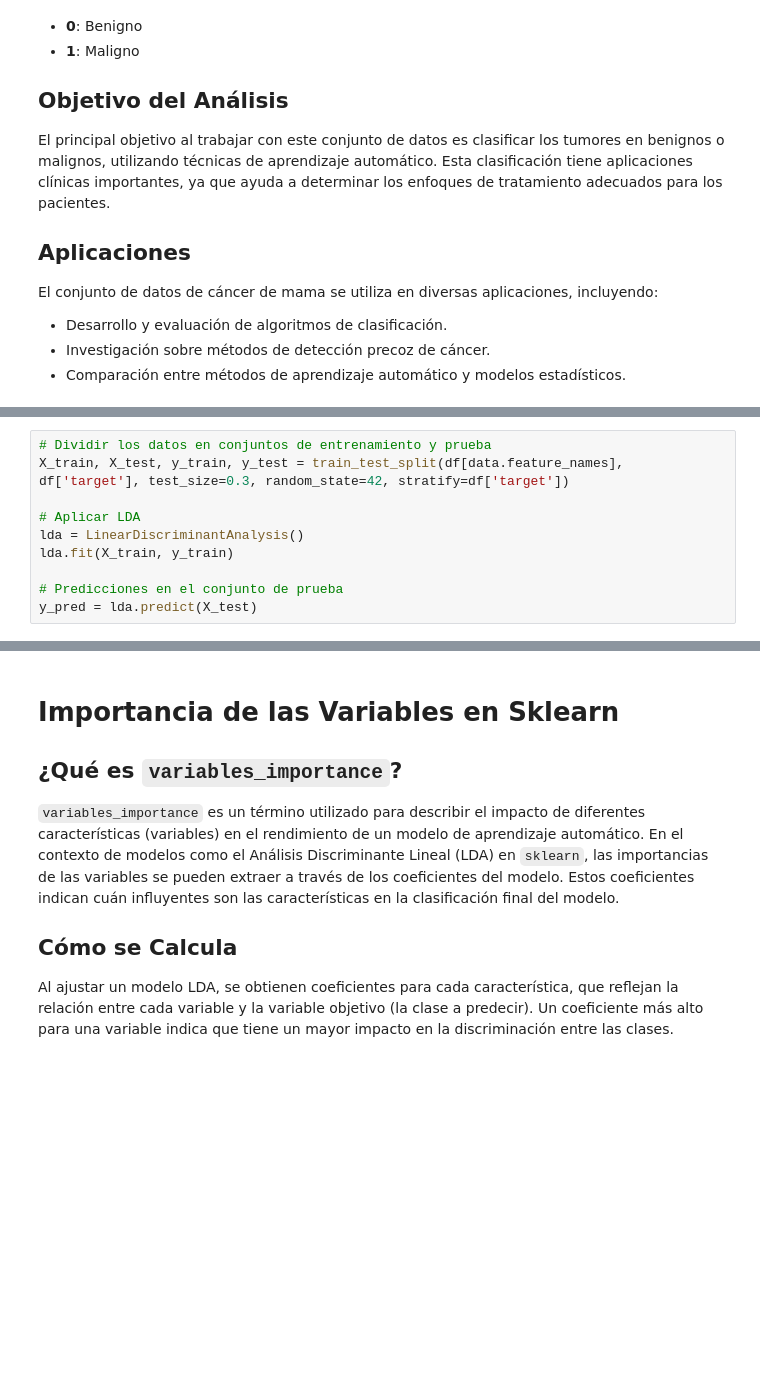
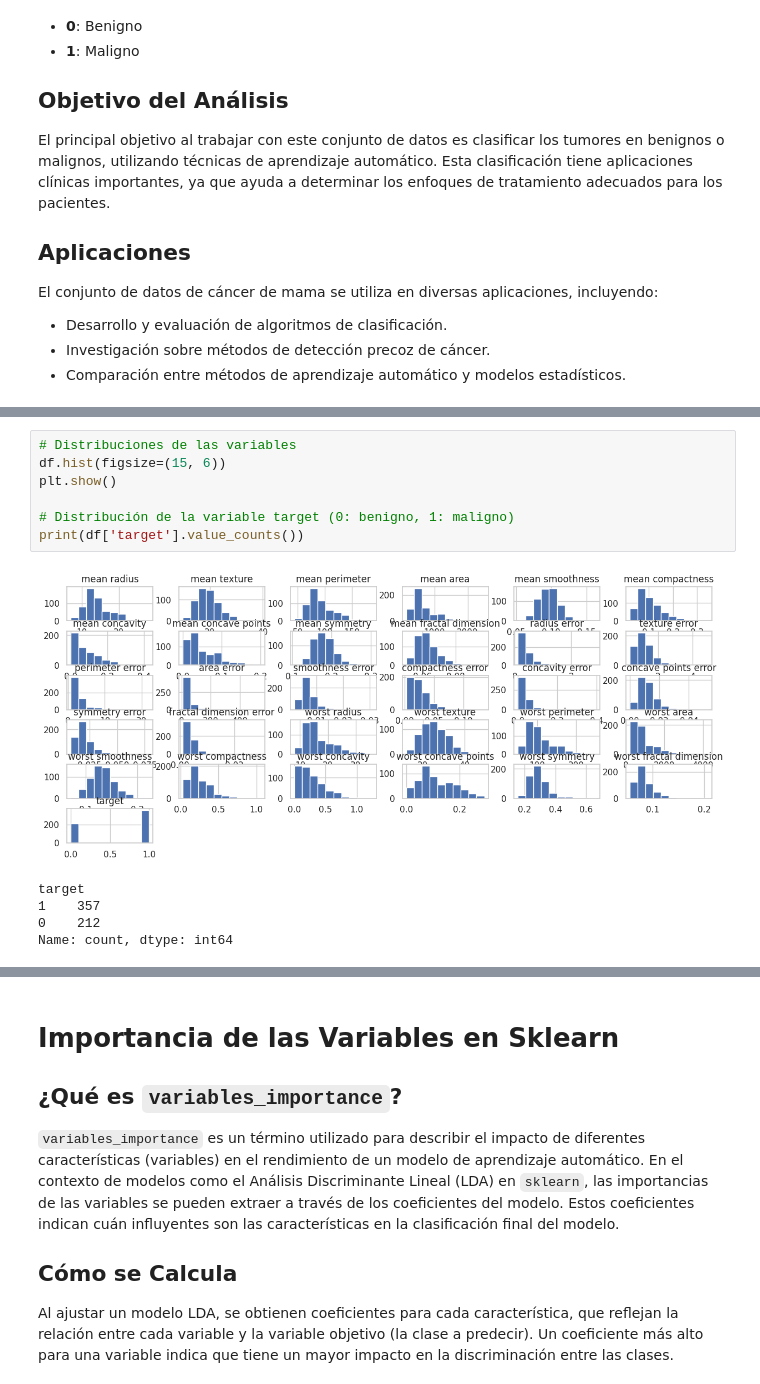
Before and after one commit to mlacasa/EstadisticaQ2, a Jupyter notebook: LDABreastCancer.ipynb, the cells around one changed output, grey strips where cells are left out. Cells and saved outputs as stored; diff of their text form; blank space fills up the shorter version.

```diff
--- a/LDABreastCancer.ipynb
+++ b/LDABreastCancer.ipynb
@@ -69,13 +68,16 @@ df.head()
 | 3 | 11.42 | 20.38 | 77.58 | 386.1 | 0.14250 | 0.28390 | ... |
 | 4 | 20.29 | 14.34 | 135.10 | 1297.0 | 0.10030 | 0.13280 | ... |
 5 rows × 31 columns
-# %%
-# Dividir los datos en conjuntos de entrenamiento y prueba
-X_train, X_test, y_train, y_test = train_test_split(df[data.feature_names], df['target'], test_size=0.3, random_state=42, stratify=df['target'])
-
-# Aplicar LDA
-lda = LinearDiscriminantAnalysis()
-lda.fit(X_train, y_train)
-
-# Predicciones en el conjunto de prueba
-y_pred = lda.predict(X_test)
+# %%
+# Distribuciones de las variables
+df.hist(figsize=(15, 6))
+plt.show()
+
+# Distribución de la variable target (0: benigno, 1: maligno)
+print(df['target'].value_counts())
+# %% [output]
+[figure, added]
+target
+1    357
+0    212
+Name: count, dtype: int64
```
Also changed, not shown: parts of 4 cells of this notebook.
